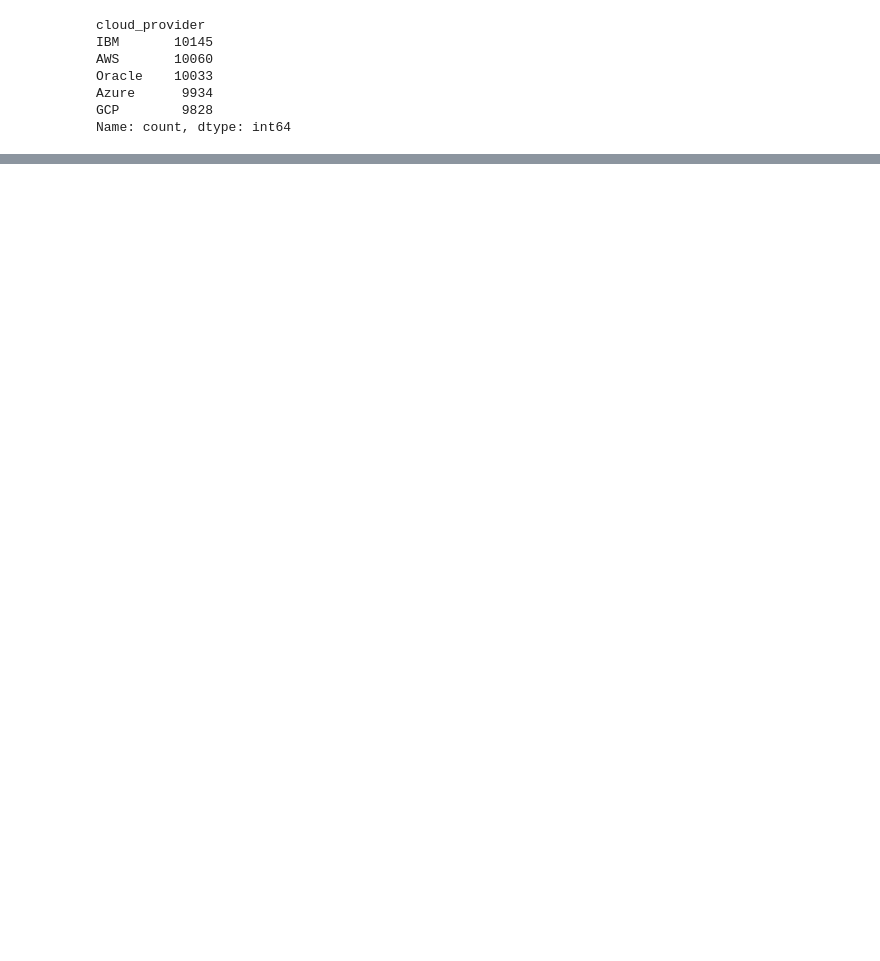
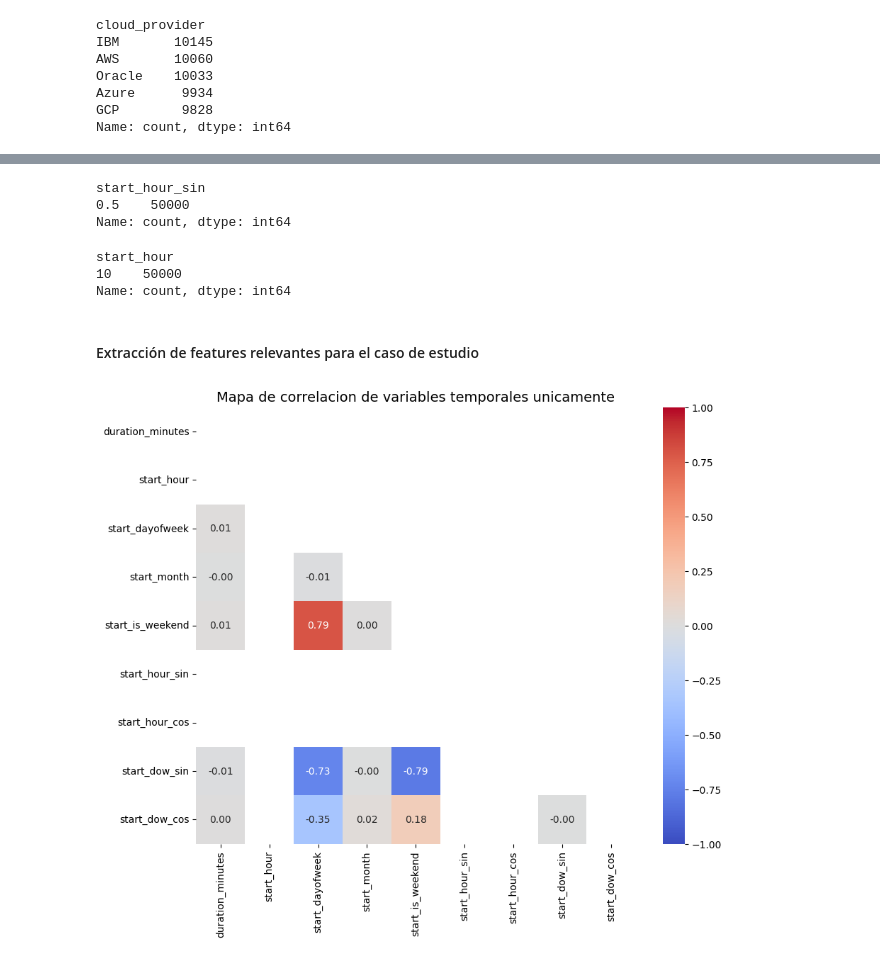
Before and after one commit to zmorgado/dl-labs, a Jupyter notebook: exercises/final_project/EDA-CSS-v1.ipynb, the cells around one changed output, grey strips where cells are left out. Drawn from its saved outputs; the diff is of its cells as text; code cells hidden in the pictures; blank space fills up the shorter version.

```diff
--- a/exercises/final_project/EDA-CSS-v1.ipynb
+++ b/exercises/final_project/EDA-CSS-v1.ipynb
@@ -35,0 +174,5 @@ Name: count, dtype: int64
+# %%
+str_columns = []
+for column in cod_v1.select_dtypes(include=['str']).columns:
+    print(column)
+    str_columns.append(column)
@@ -35,0 +228,6 @@ Name: count, dtype: int64
+# %%
+# Dejo de lado las variables temporales para no generar 50.000 columnas
+
+str_columns.remove('start_time')
+str_columns.remove('end_time')
+cod_v2 = pd.get_dummies(cod_v1, columns=str_columns, drop_first=False, dtype=int)
@@ -35,0 +286,12 @@ Name: count, dtype: int64
+# %%
+cod_v2.drop(columns=['start_time', 'end_time'], inplace=True)
+
+cod_v2['duration_minutes'] = cod_v2['duration_minutes'].astype(float)
+# %%
+time_cols = [
+    'duration_minutes',
+    'start_hour', 'start_dayofweek', 'start_month', 'start_is_weekend',
+    'start_hour_sin', 'start_hour_cos', 'start_dow_sin', 'start_dow_cos'
+ ]
+
+cod_v2[time_cols].sample(5)
@@ -35,0 +305,33 @@ Name: count, dtype: int64
+# %%
+cod_v2['start_hour_sin'].value_counts()
+# %% [output]
+start_hour_sin
+0.5    50000
+Name: count, dtype: int64
+# %%
+cod_v2['start_hour'].value_counts()
+# %% [output]
+start_hour
+10    50000
+Name: count, dtype: int64
+# %% [markdown]
+#### Extracción de features relevantes para el caso de estudio
+# %%
+plt.figure(figsize=(10, 8))
+
+corr_matrix = cod_v2[time_cols].corr()
+
+# Máscara para ocultar el triángulo superior (que es redundante)
+mask = np.triu(np.ones_like(corr_matrix, dtype=bool))
+
+sns.heatmap(corr_matrix,
+            annot=True,
+            fmt=".2f",
+            cmap='coolwarm',
+            mask=mask,
+            vmin=-1, vmax=1)
+
+plt.title('Mapa de correlacion de variables temporales unicamente', fontsize=14)
+plt.show()
+# %% [output]
+[figure, added]
```
Also changed, not shown: parts of 83 cells of this notebook, 1 other file.
